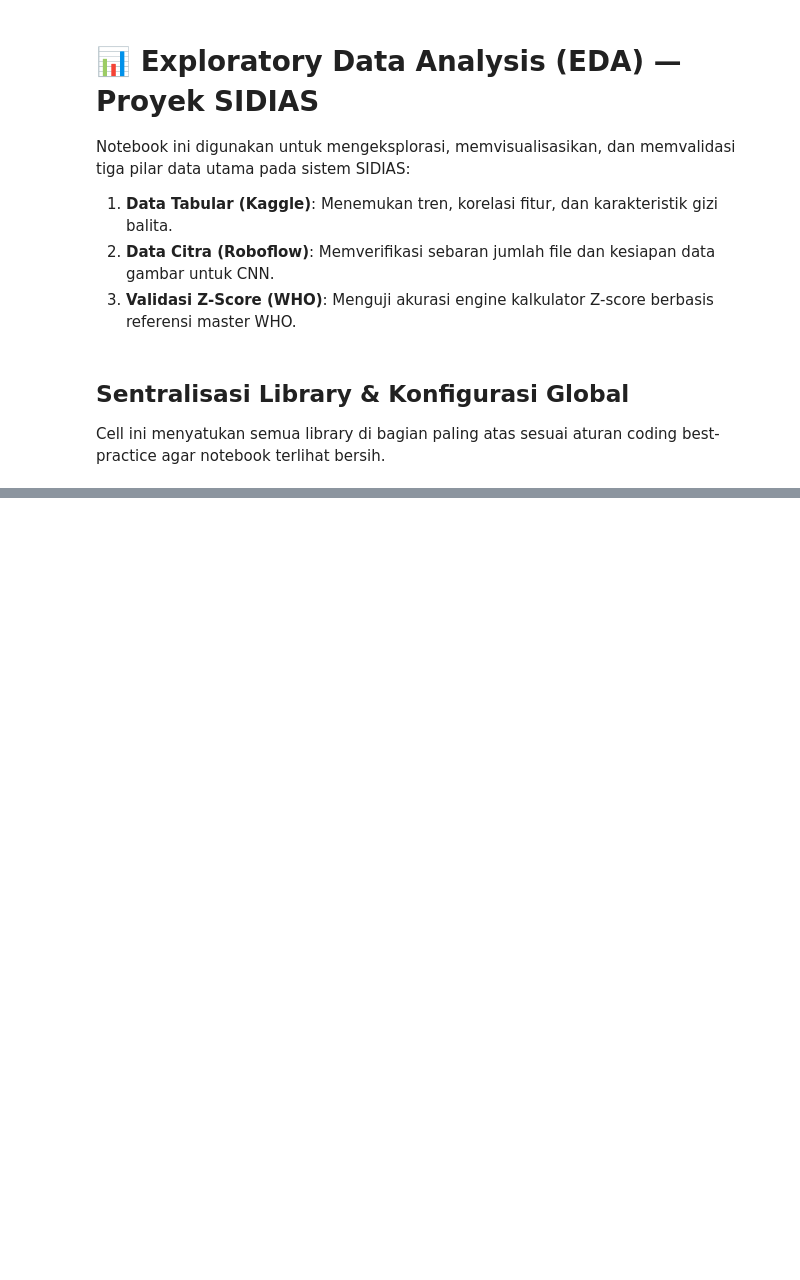
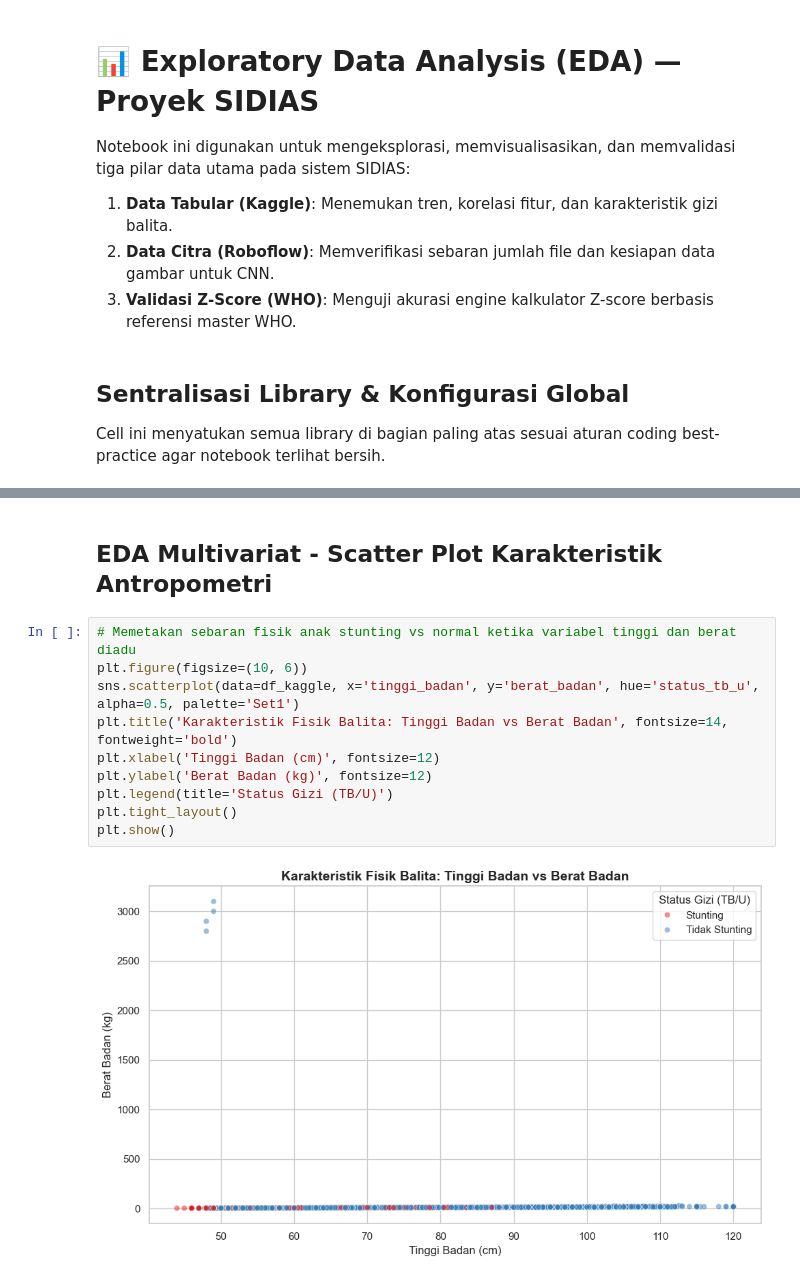
Before and after one commit to EgiJulian12/SIDIAS-, a Jupyter notebook: data_science/notebooks/EDA.ipynb, the cells around one changed output, grey strips where cells are left out. Drawn from its saved outputs; the diff is of its cells as text; blank space fills up the shorter version.

```diff
--- a/data_science/notebooks/EDA.ipynb
+++ b/data_science/notebooks/EDA.ipynb
@@ -520,0 +121,14 @@ Output: D:\Dicoding\capstone-project\SIDIAS-\data_science\reports\EDA_report.htm
+# %% [markdown]
+## EDA Multivariat - Scatter Plot Karakteristik Antropometri
+# %%
+# Memetakan sebaran fisik anak stunting vs normal ketika variabel tinggi dan berat diadu
+plt.figure(figsize=(10, 6))
+sns.scatterplot(data=df_kaggle, x='tinggi_badan', y='berat_badan', hue='status_tb_u', alpha=0.5, palette='Set1')
+plt.title('Karakteristik Fisik Balita: Tinggi Badan vs Berat Badan', fontsize=14, fontweight='bold')
+plt.xlabel('Tinggi Badan (cm)', fontsize=12)
+plt.ylabel('Berat Badan (kg)', fontsize=12)
+plt.legend(title='Status Gizi (TB/U)')
+plt.tight_layout()
+plt.show()
+# %% [output]
+[figure, added]
```
Also changed, not shown: parts of 44 cells of this notebook, 1 other file.
